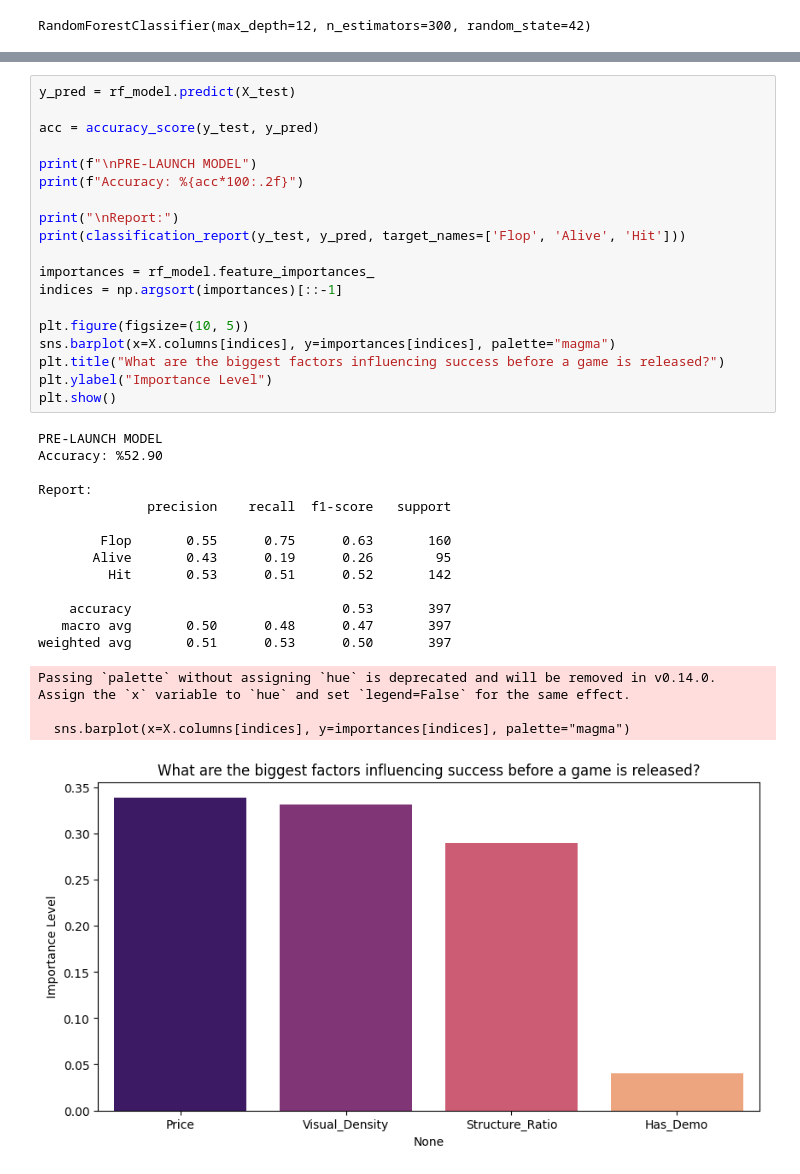
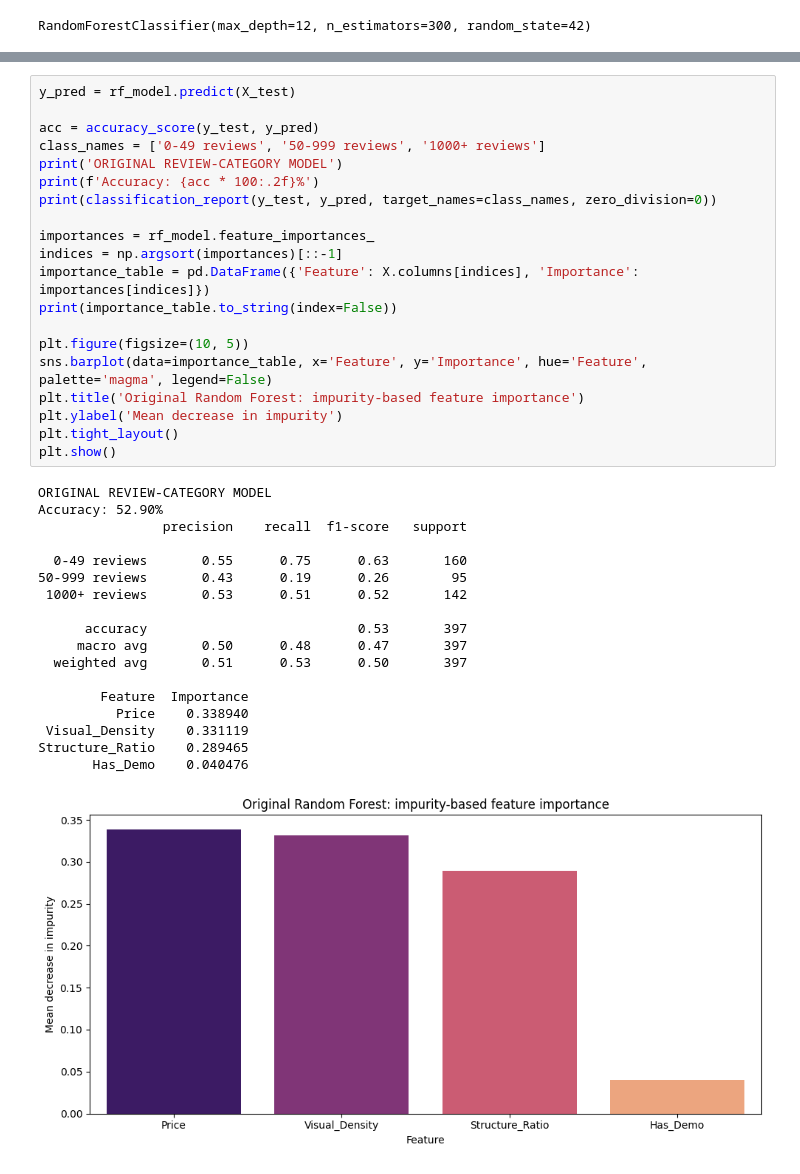
Before and after one commit to Toricicim/steam-visual-impact-ml, a Jupyter notebook: analysis_notebook.ipynb, the cells around one changed output, grey strips where cells are left out. Drawn from its saved outputs; the diff is of its cells as text.

Commit message:
fix: correct statistical claims and compare review-category models

```diff
--- a/analysis_notebook.ipynb
+++ b/analysis_notebook.ipynb
@@ -105,38 +108,40 @@ The Feature Importance plot below reveals a critical insight: **`Visual_Density`
 # %%
 y_pred = rf_model.predict(X_test)
 
 acc = accuracy_score(y_test, y_pred)
-
-print(f"\nPRE-LAUNCH MODEL")
-print(f"Accuracy: %{acc*100:.2f}")
-
-print("\nReport:")
-print(classification_report(y_test, y_pred, target_names=['Flop', 'Alive', 'Hit']))
+class_names = ['0-49 reviews', '50-999 reviews', '1000+ reviews']
+print('ORIGINAL REVIEW-CATEGORY MODEL')
+print(f'Accuracy: {acc * 100:.2f}%')
+print(classification_report(y_test, y_pred, target_names=class_names, zero_division=0))
 
 importances = rf_model.feature_importances_
 indices = np.argsort(importances)[::-1]
+importance_table = pd.DataFrame({'Feature': X.columns[indices], 'Importance': importances[indices]})
+print(importance_table.to_string(index=False))
 
 plt.figure(figsize=(10, 5))
-sns.barplot(x=X.columns[indices], y=importances[indices], palette="magma")
-plt.title("What are the biggest factors influencing success before a game is released?")
-plt.ylabel("Importance Level")
+sns.barplot(data=importance_table, x='Feature', y='Importance', hue='Feature', palette='magma', legend=False)
+plt.title('Original Random Forest: impurity-based feature importance')
+plt.ylabel('Mean decrease in impurity')
+plt.tight_layout()
 plt.show()
 # %% [output]
-PRE-LAUNCH MODEL
-Accuracy: %52.90
+ORIGINAL REVIEW-CATEGORY MODEL
+Accuracy: 52.90%
+                precision    recall  f1-score   support
 
-Report:
-              precision    recall  f1-score   support
+  0-49 reviews       0.55      0.75      0.63       160
+50-999 reviews       0.43      0.19      0.26        95
+ 1000+ reviews       0.53      0.51      0.52       142
 
-        Flop       0.55      0.75      0.63       160
-       Alive       0.43      0.19      0.26        95
-         Hit       0.53      0.51      0.52       142
+      accuracy                           0.53       397
+     macro avg       0.50      0.48      0.47       397
+  weighted avg       0.51      0.53      0.50       397
 
-    accuracy                           0.53       397
-   macro avg       0.50      0.48      0.47       397
-weighted avg       0.51      0.53      0.50       397
+        Feature  Importance
+          Price    0.338940
+ Visual_Density    0.331119
+Structure_Ratio    0.289465
+       Has_Demo    0.040476
-Passing `palette` without assigning `hue` is deprecated and will be removed in v0.14.0. Assign the `x` variable to `hue` and set `legend=False` for the same effect.
-
-  sns.barplot(x=X.columns[indices], y=importances[indices], palette="magma")
-[figure, old version]
+[figure, new version]
 # %%
```
Also changed, not shown: parts of 14 cells of this notebook, 6 other files.
